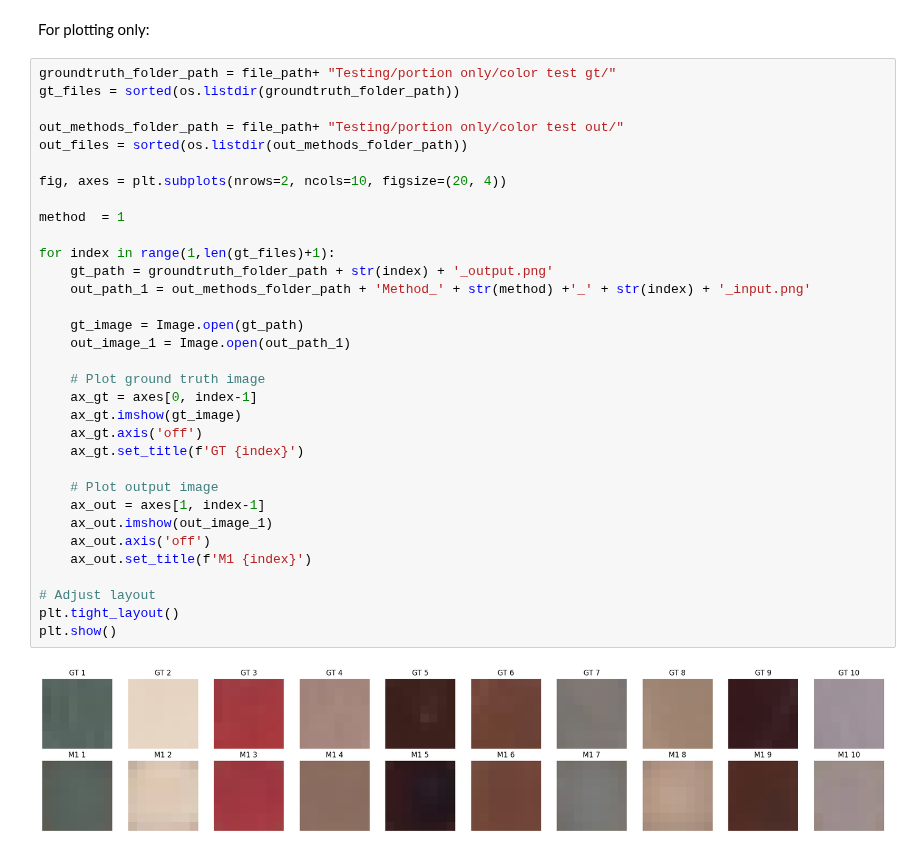
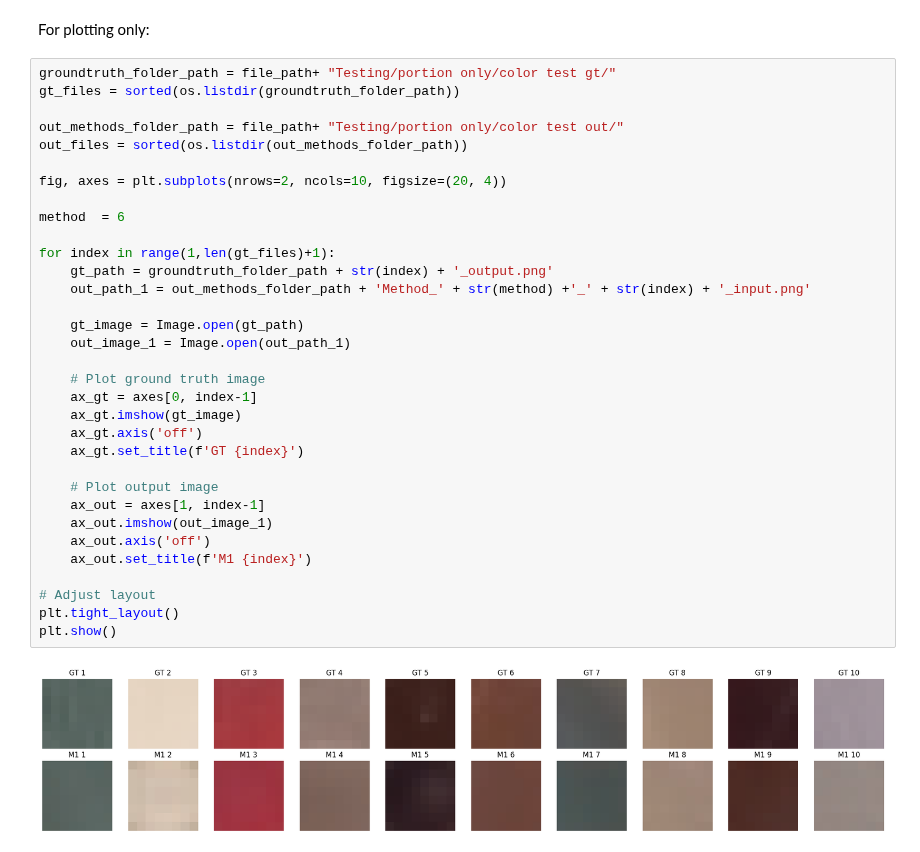
Before and after one commit to mgnarag/painting_restoration, a Jupyter notebook: color test.ipynb, the cells around one changed output. Cells and saved outputs as stored; diff of their text form.

```diff
--- a/color test.ipynb
+++ b/color test.ipynb
@@ -515,32 +515,32 @@ gt_files = sorted(os.listdir(groundtruth_folder_path))
 
 out_methods_folder_path = file_path+ "Testing/portion only/color test out/"
 out_files = sorted(os.listdir(out_methods_folder_path))
 
 fig, axes = plt.subplots(nrows=2, ncols=10, figsize=(20, 4))
 
-method  = 1
+method  = 6
 
 for index in range(1,len(gt_files)+1):
     gt_path = groundtruth_folder_path + str(index) + '_output.png'
     out_path_1 = out_methods_folder_path + 'Method_' + str(method) +'_' + str(index) + '_input.png'
 
     gt_image = Image.open(gt_path)
     out_image_1 = Image.open(out_path_1)
 
     # Plot ground truth image
     ax_gt = axes[0, index-1]
     ax_gt.imshow(gt_image)
     ax_gt.axis('off')
     ax_gt.set_title(f'GT {index}')
 
     # Plot output image
     ax_out = axes[1, index-1]
     ax_out.imshow(out_image_1)
     ax_out.axis('off')
     ax_out.set_title(f'M1 {index}')
 
 # Adjust layout
 plt.tight_layout()
 plt.show()
 # %% [output]
-[figure, old version]
+[figure, new version]
```
Also changed, not shown: parts of 6 cells of this notebook.
